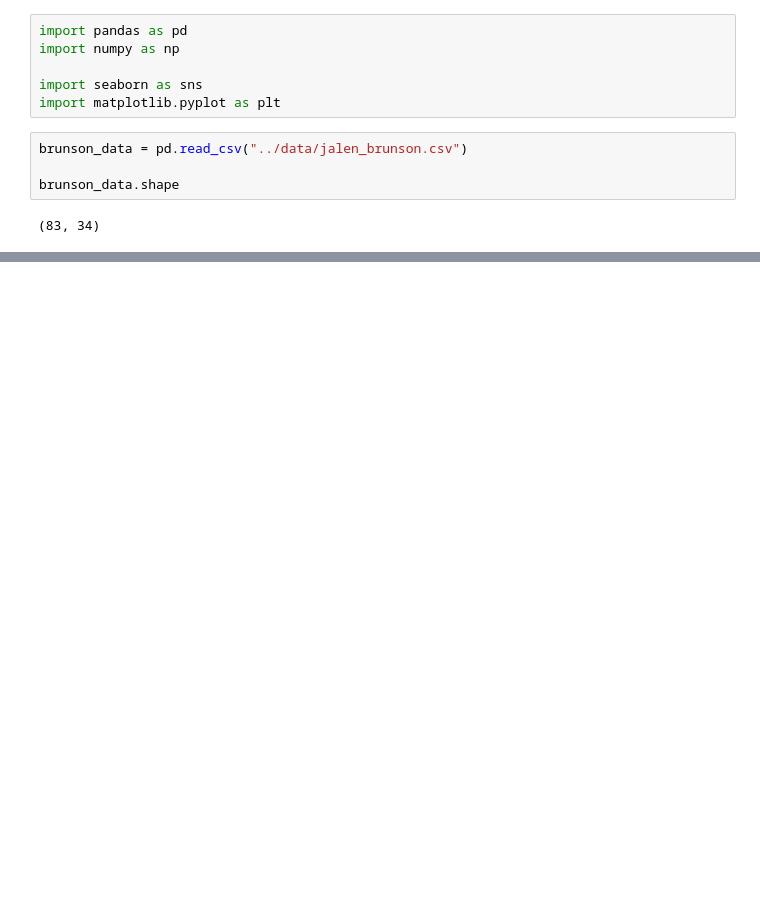
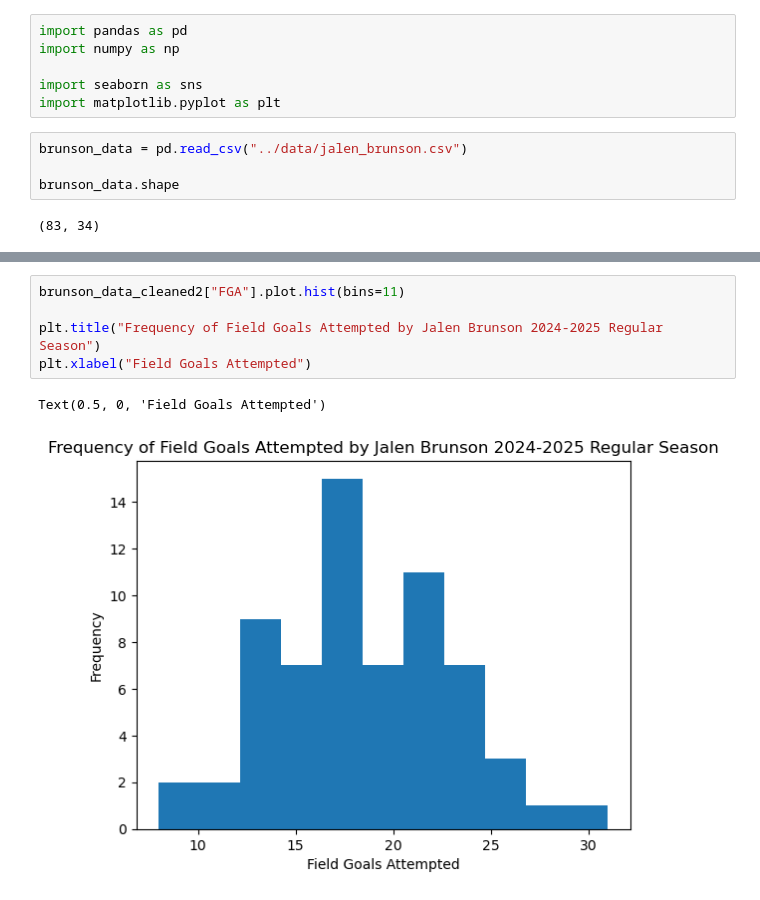
Before and after one commit to meifhuang/NBA_Data_Analysis, a Jupyter notebook: notebooks/mei_eda.ipynb, the cells around one changed output, grey strips where cells are left out. Cells and saved outputs as stored; diff of their text form; blank space fills up the shorter version.

```diff
--- a/notebooks/mei_eda.ipynb
+++ b/notebooks/mei_eda.ipynb
@@ -48,0 +143,8 @@ brunson_data_cleaned2.tail(5)
+# %%
+brunson_data_cleaned2["FGA"].plot.hist(bins=11)
+
+plt.title("Frequency of Field Goals Attempted by Jalen Brunson 2024-2025 Regular Season")
+plt.xlabel("Field Goals Attempted")
+# %% [output]
+Text(0.5, 0, 'Field Goals Attempted')
+[figure, added]
```
Also changed, not shown: parts of 19 cells of this notebook.
